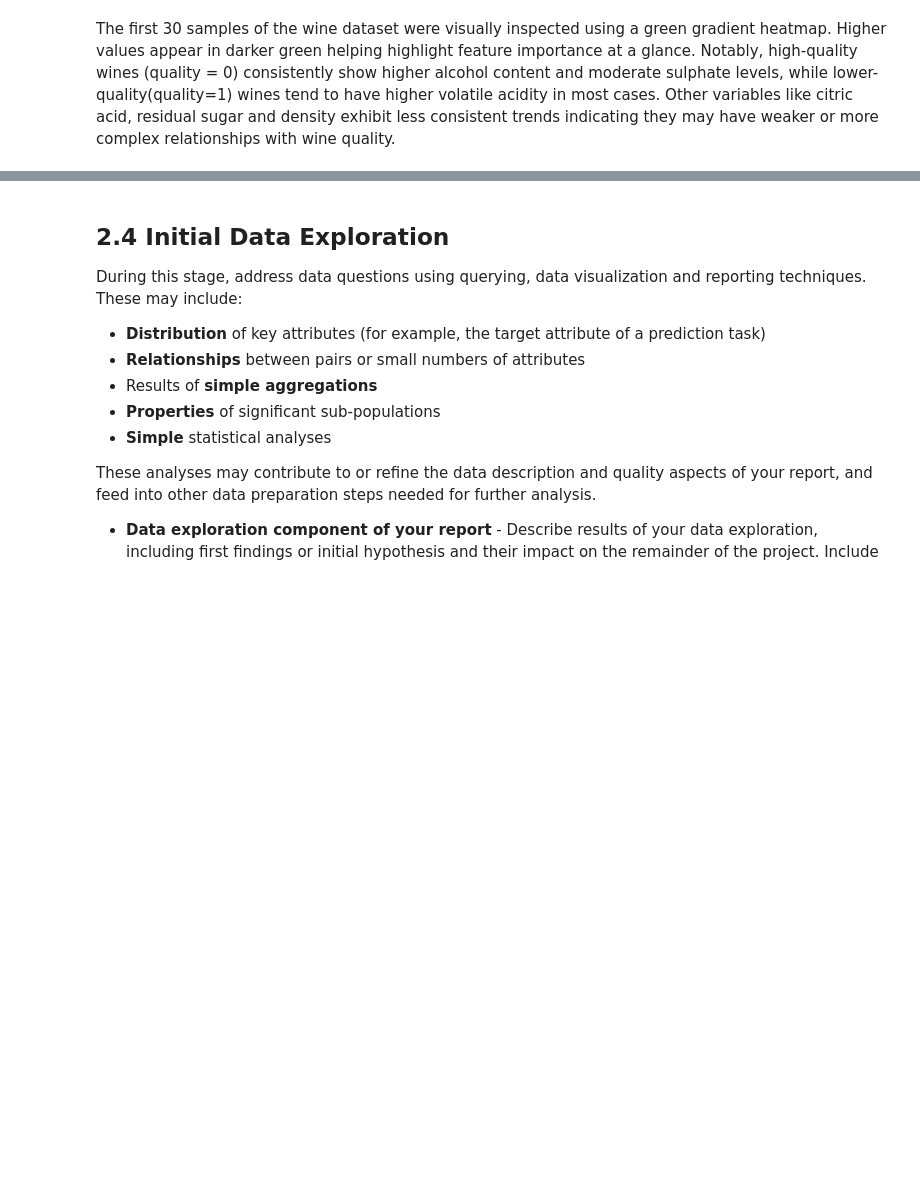
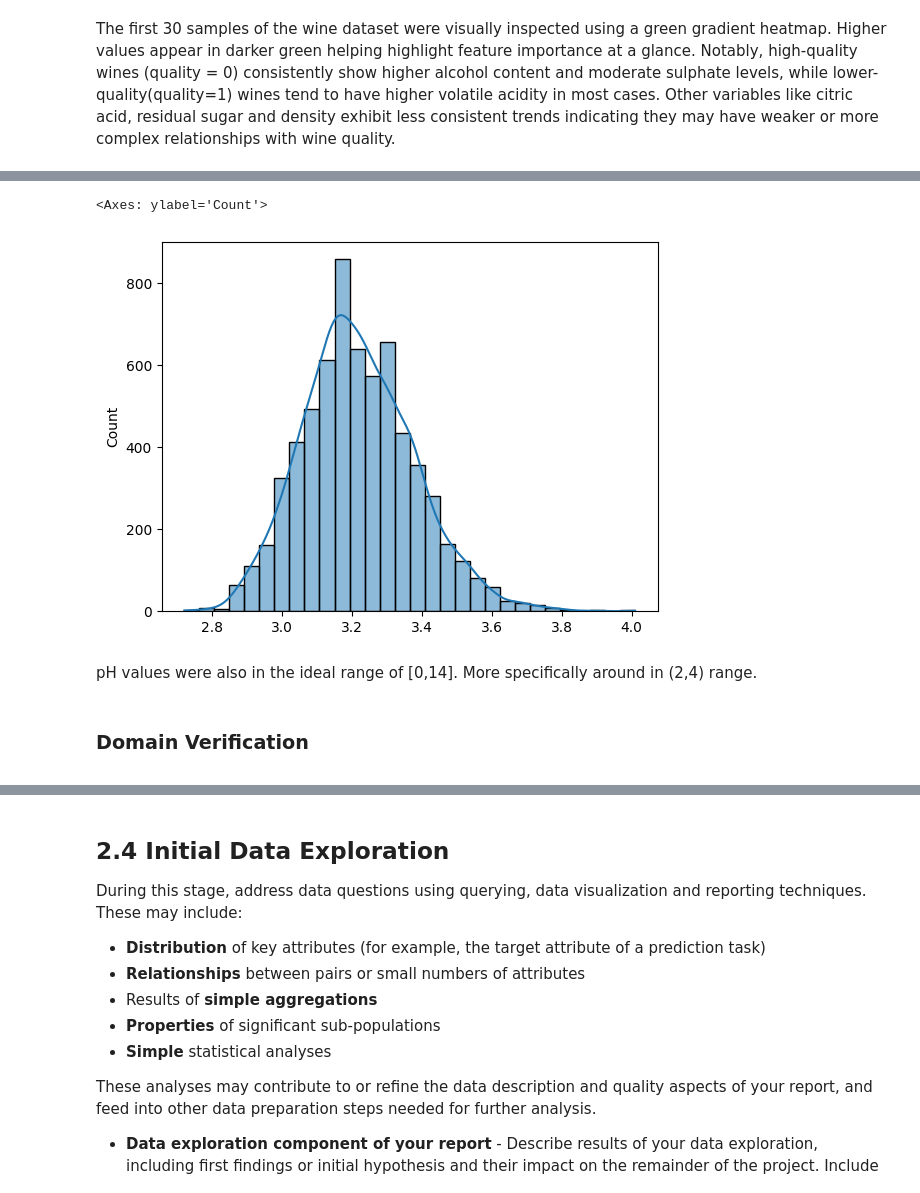
Before and after one commit to Arifuzzaman-Munaf/Predictive-Analysis-using-ML-algorithms, a Jupyter notebook: assessment_02.ipynb, the cells around one changed output, grey strips where cells are left out. Saved outputs shown, nothing was run; the diff lists cells and outputs as text; code cells hidden in the pictures; blank space fills up the shorter version.

```diff
--- a/assessment_02.ipynb
+++ b/assessment_02.ipynb
@@ -269,0 +367,9 @@ Examine the quality of the data:
+# %%
+sns.histplot(df['pH'], bins=30, kde=True)
+# %% [output]
+<Axes: ylabel='Count'>
+[figure, added]
+# %% [markdown]
+pH values were also in the ideal range of [0,14]. More specifically around in (2,4) range.
+# %% [markdown]
+### <p style= "">Domain Verification</p>
```
Also changed, not shown: parts of 32 cells of this notebook.
